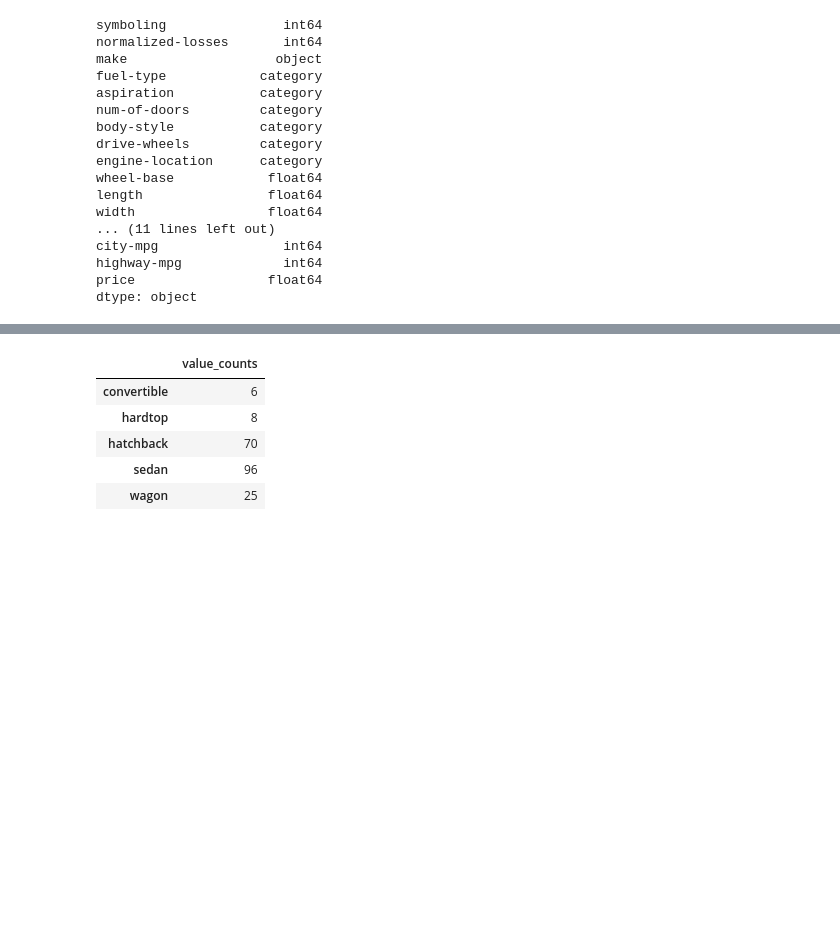
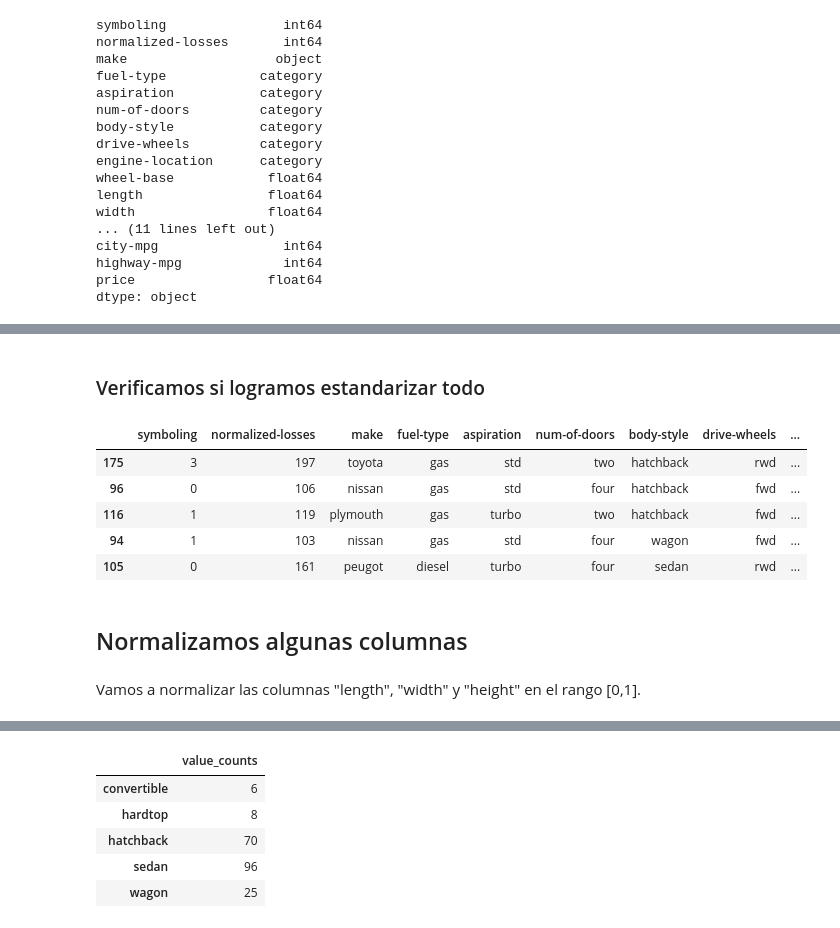
Before and after one commit to FernandoCallasaca/data_science_projects, a Jupyter notebook: Automobile_Dataset.ipynb, the cells around one changed output, grey strips where cells are left out. Cells and saved outputs as stored; diff of their text form; code cells hidden in the pictures; blank space fills up the shorter version.

```diff
--- a/Automobile_Dataset.ipynb
+++ b/Automobile_Dataset.ipynb
@@ -307,0 +334,15 @@ dtype: object
+# %% [markdown]
+### Verificamos si logramos estandarizar todo
+# %%
+df.sample(5)
+# %% [output]
+|  | symboling | normalized-losses | make | fuel-type | aspiration | num-of-doors | body-style | drive-wheels | ... |
+| 175 | 3 | 197 | toyota | gas | std | two | hatchback | rwd | ... |
+| 96 | 0 | 106 | nissan | gas | std | four | hatchback | fwd | ... |
+| 116 | 1 | 119 | plymouth | gas | turbo | two | hatchback | fwd | ... |
+| 94 | 1 | 103 | nissan | gas | std | four | wagon | fwd | ... |
+| 105 | 0 | 161 | peugot | diesel | turbo | four | sedan | rwd | ... |
+# %% [markdown]
+## Normalizamos algunas columnas
+# %% [markdown]
+Vamos a normalizar las columnas "length", "width" y "height" en el rango [0,1].
```
Also changed, not shown: parts of 13 cells of this notebook.
